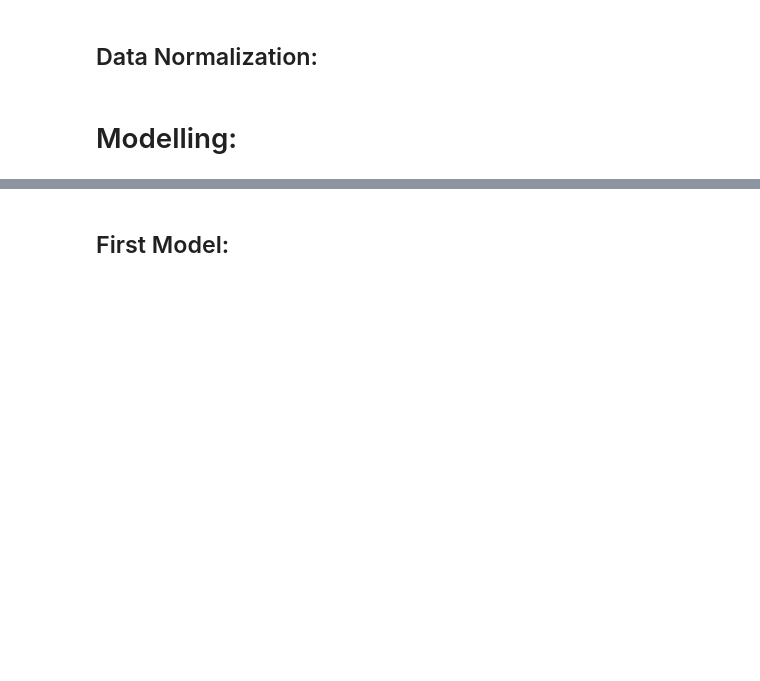
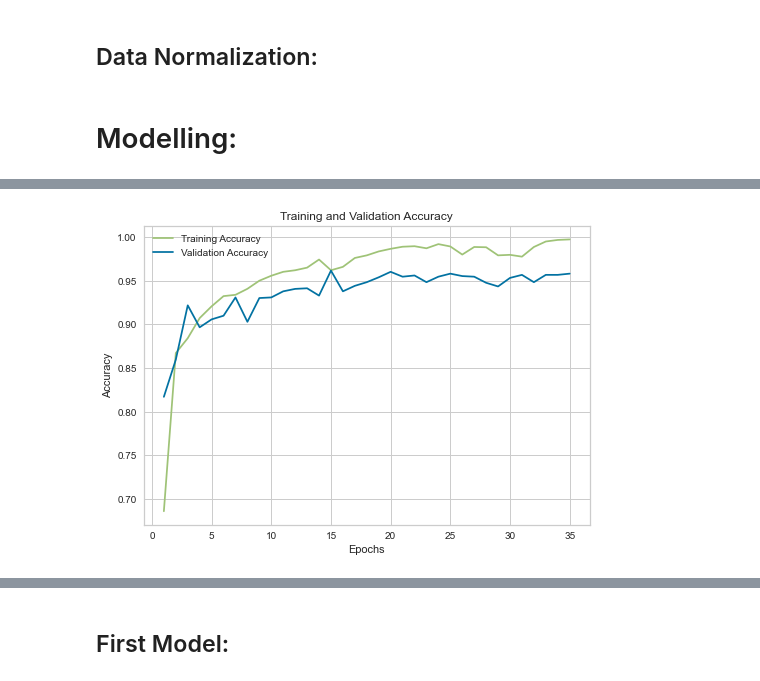
Before and after one commit to chungthuang/DeepLearning, a Jupyter notebook: Deep_Learning_Project.ipynb, the cells around one changed output, grey strips where cells are left out. Saved outputs shown, nothing was run; the diff lists cells and outputs as text; code cells hidden in the pictures; blank space fills up the shorter version.

```diff
--- a/Deep_Learning_Project.ipynb
+++ b/Deep_Learning_Project.ipynb
@@ -522,6 +489,8 @@ X = X.drop(columns=['TARGET'])
 # %%
 # Split the dataset intro train and test sets.
 
-X_train, X_test, y_train, y_test = train_test_split(X, y, test_size = 0.2,
+X_train, X_test, y_train, y_test = train_test_split(X, y, test_size = 0.3,
                                    shuffle =True, stratify=y, random_state=SEED)
+X_train, X_val, y_train, y_val = train_test_split(X_train, y_train, test_size = 0.3,
+                                   shuffle =True, stratify=y_train, random_state=SEED)
 # %%
@@ -535,6 +512,7 @@ y_test.value_counts()
 
 sc = StandardScaler()
 X_train = sc.fit_transform(X_train)
+X_val = sc.transform(X_val)
 X_test = sc.transform(X_test)
 # %% [markdown]
 # Modelling:
@@ -540,0 +522,22 @@ X_test = sc.transform(X_test)
+# %%
+class_weights=dict(enumerate(class_weight.compute_class_weight('balanced',
+                            classes=np.unique(y_train), y=y_train)))
+# %%
+model = Sequential()
+model.add(Dense(128, activation='relu', input_dim=X_train.shape[1]))
+model.add(Dense(64, activation='relu'))
+model.add(Dense(32, activation='relu'))
+model.add(Dense(1, activation='sigmoid'))
+
+model.compile(optimizer='adam',
+              loss='binary_crossentropy',
+              metrics=['binary_accuracy'])
+
+epochs = 40
+batch_size = 16
+history = model.fit(X_train,
+                    y_train,
+                    epochs=epochs,
+                    batch_size=batch_size,
+                    validation_data=(X_val, y_val),
+                    class_weight=class_weights)
@@ -540,0 +565,13 @@ X_test = sc.transform(X_test)
+# %%
+loss_train = history.history['binary_accuracy']
+loss_val = history.history['val_binary_accuracy']
+epochs = range(1,epochs+1)
+plt.plot(epochs, loss_train, 'g', label='Training Accuracy')
+plt.plot(epochs, loss_val, 'b', label='Validation Accuracy')
+plt.title('Training and Validation Accuracy')
+plt.xlabel('Epochs')
+plt.ylabel('Accuracy')
+plt.legend()
+plt.show()
+# %% [output]
+[figure, added]
```
Also changed, not shown: parts of 35 cells of this notebook.
